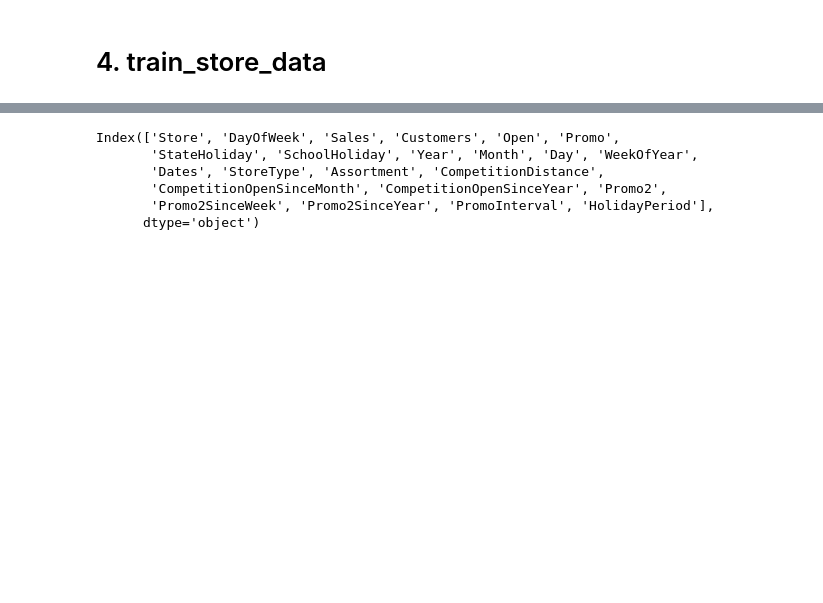
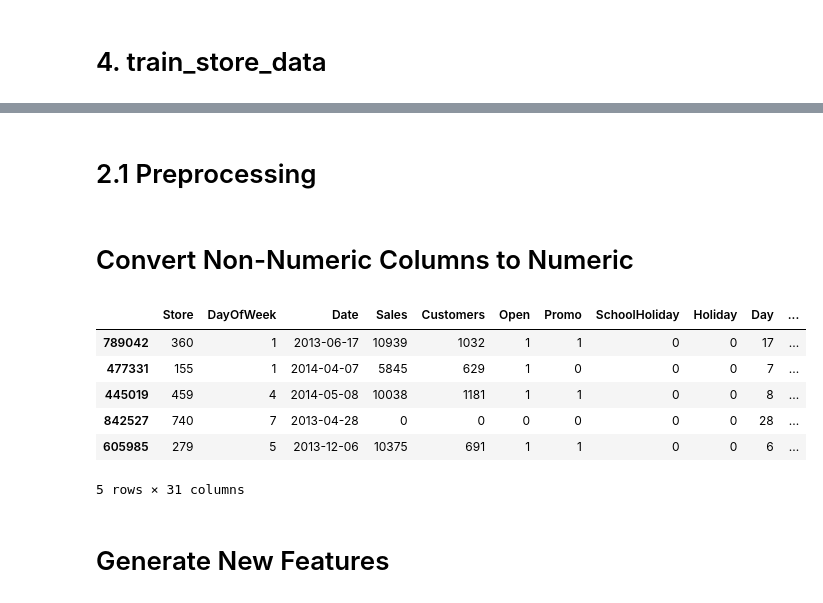
Before and after one commit to MohdJubairKhan/Project_6, a Jupyter notebook: Notebook/Task 2 - Prediction of store sales.ipynb, the cells around one changed output, grey strips where cells are left out. Drawn from its saved outputs; the diff is of its cells as text; code cells hidden in the pictures; blank space fills up the shorter version.

```diff
--- a/Notebook/Task 2 - Prediction of store sales.ipynb
+++ b/Notebook/Task 2 - Prediction of store sales.ipynb
@@ -117,12 +125,20 @@ Promo2SinceYear              0
 PromoInterval                0
 HolidayPeriod                0
 dtype: int64
-# %%
-train_store_data.columns
-# %% [output]
-Index(['Store', 'DayOfWeek', 'Sales', 'Customers', 'Open', 'Promo',
-       'StateHoliday', 'SchoolHoliday', 'Year', 'Month', 'Day', 'WeekOfYear',
-       'Dates', 'StoreType', 'Assortment', 'CompetitionDistance',
-       'CompetitionOpenSinceMonth', 'CompetitionOpenSinceYear', 'Promo2',
-       'Promo2SinceWeek', 'Promo2SinceYear', 'PromoInterval', 'HolidayPeriod'],
-      dtype='object')
+# %% [markdown]
+# 2.1 Preprocessing
+# %% [markdown]
+# Convert Non-Numeric Columns to Numeric
+# %%
+# One-hot encode categorical columns
+train_store_data = pd.get_dummies(train_store_data, columns=['StoreType', 'Assortment', 'StateHoliday', 'PromoInterval','HolidayPeriod'], drop_first=True,dtype=int)
+# %%
+train_store_data.sample(5)
+# %% [output]
+|  | Store | DayOfWeek | Date | Sales | Customers | Open | Promo | SchoolHoliday | Holiday | Day | ... |
+| 789042 | 360 | 1 | 2013-06-17 | 10939 | 1032 | 1 | 1 | 0 | 0 | 17 | ... |
+| 477331 | 155 | 1 | 2014-04-07 | 5845 | 629 | 1 | 0 | 0 | 0 | 7 | ... |
+| 445019 | 459 | 4 | 2014-05-08 | 10038 | 1181 | 1 | 1 | 0 | 0 | 8 | ... |
+| 842527 | 740 | 7 | 2013-04-28 | 0 | 0 | 0 | 0 | 0 | 0 | 28 | ... |
+| 605985 | 279 | 5 | 2013-12-06 | 10375 | 691 | 1 | 1 | 0 | 0 | 6 | ... |
+5 rows × 31 columns
@@ -128,0 +150,2 @@ Index(['Store', 'DayOfWeek', 'Sales', 'Customers', 'Open', 'Promo',
+# %% [markdown]
+# Generate New Features
```
Also changed, not shown: parts of 28 cells of this notebook, 3 other files.
